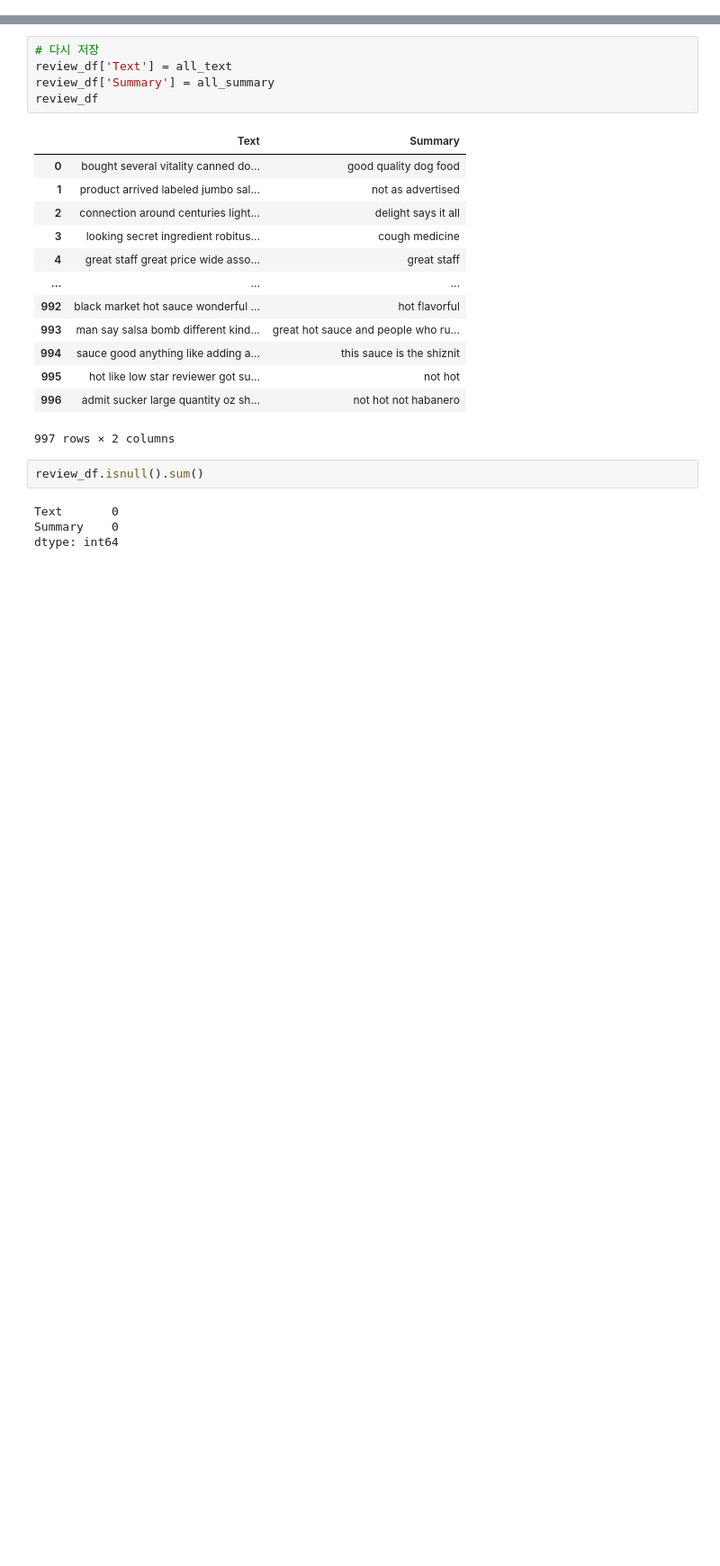
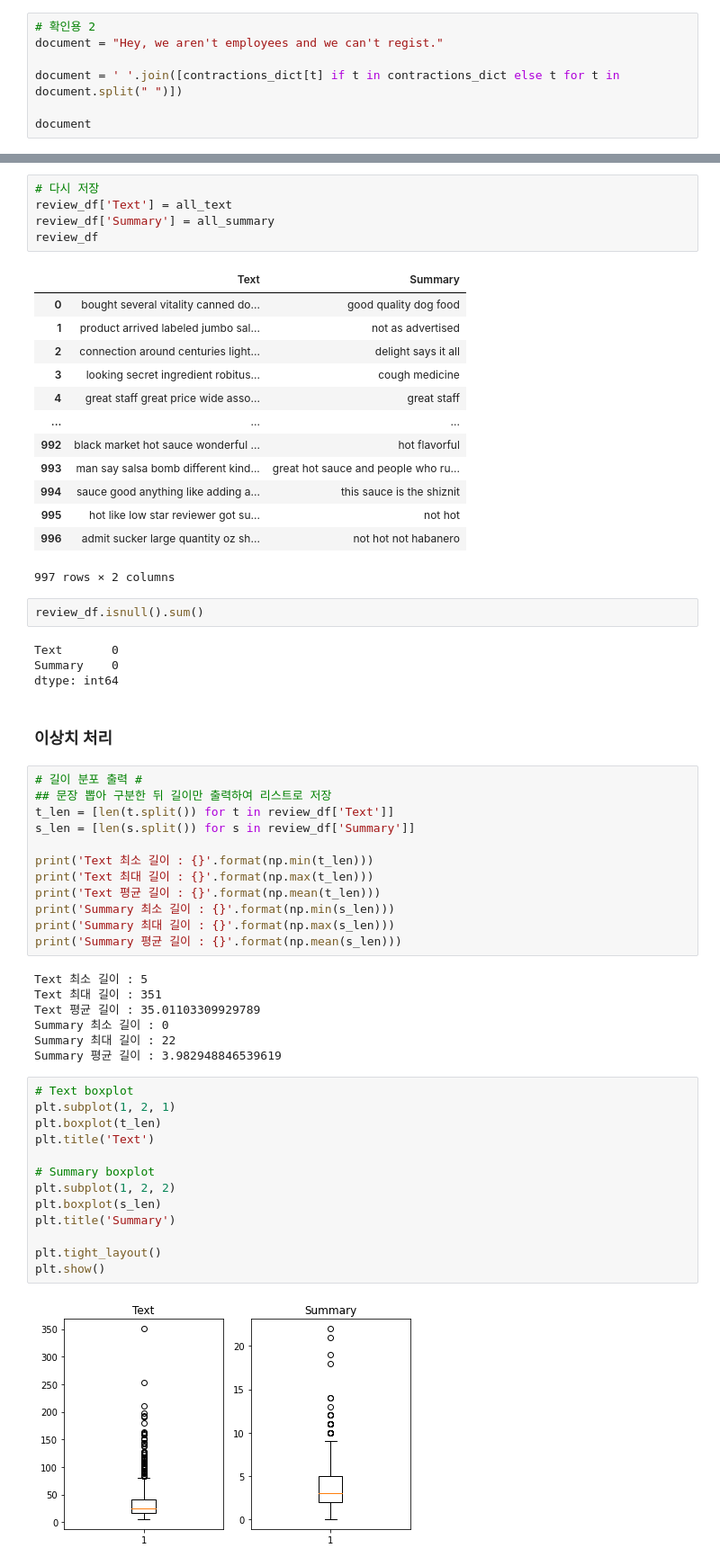
Before and after one commit to ksclown/DL_by_ksclown, a Jupyter notebook: Text Summarize.ipynb, the cells around one changed output, grey strips where cells are left out. Shown: that part at 90% size. Saved outputs shown, nothing was run; the diff lists cells and outputs as text; blank space fills up the shorter version.

```diff
--- a/Text Summarize.ipynb
+++ b/Text Summarize.ipynb
@@ -257 +274,8 @@ re.compile(r"(ain't|aren't|can't|can't've|'cause|could've|couldn't|couldn't've|d
            re.UNICODE)
+# %%
+# 확인용 2
+document = "Hey, we aren't employees and we can't regist."
+
+document = ' '.join([contractions_dict[t] if t in contractions_dict else t for t in document.split(" ")])
+
+document
@@ -356,3 +393,39 @@ review_df.isnull().sum()
 Text       0
 Summary    0
 dtype: int64
+# %% [markdown]
+### 이상치 처리
+# %%
+# 길이 분포 출력 #
+## 문장 뽑아 구분한 뒤 길이만 출력하여 리스트로 저장
+t_len = [len(t.split()) for t in review_df['Text']]
+s_len = [len(s.split()) for s in review_df['Summary']]
+
+print('Text 최소 길이 : {}'.format(np.min(t_len)))
+print('Text 최대 길이 : {}'.format(np.max(t_len)))
+print('Text 평균 길이 : {}'.format(np.mean(t_len)))
+print('Summary 최소 길이 : {}'.format(np.min(s_len)))
+print('Summary 최대 길이 : {}'.format(np.max(s_len)))
+print('Summary 평균 길이 : {}'.format(np.mean(s_len)))
+# %% [output]
+Text 최소 길이 : 5
+Text 최대 길이 : 351
+Text 평균 길이 : 35.01103309929789
+Summary 최소 길이 : 0
+Summary 최대 길이 : 22
+Summary 평균 길이 : 3.982948846539619
+# %%
+# Text boxplot
+plt.subplot(1, 2, 1)
+plt.boxplot(t_len)
+plt.title('Text')
+
+# Summary boxplot
+plt.subplot(1, 2, 2)
+plt.boxplot(s_len)
+plt.title('Summary')
+
+plt.tight_layout()
+plt.show()
+# %% [output]
+[figure, added]
```
Also changed, not shown: parts of 14 cells of this notebook.
